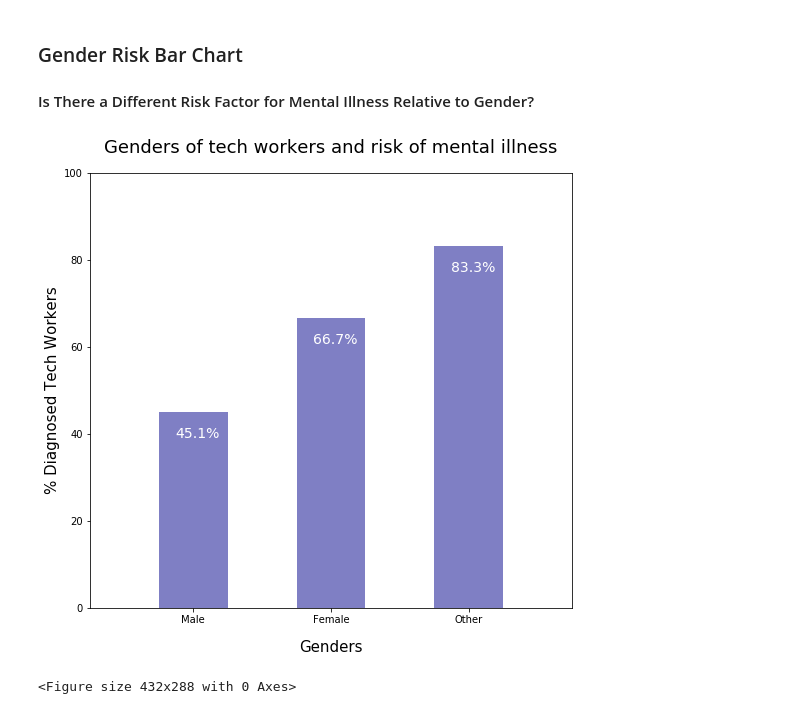
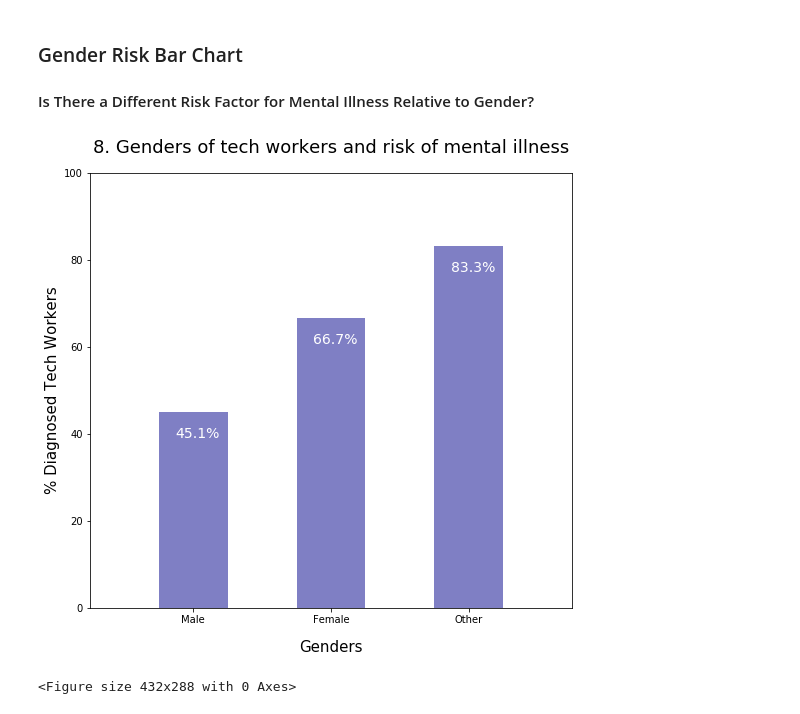
Before and after one commit to gnavneetg/BootCampG5, a Jupyter notebook: MauriciosNotebook/genders_anonymity.ipynb, the cells around one changed output. Cells and saved outputs as stored; diff of their text form; code cells hidden in the pictures.

Commit message:
added images question 7: Gender Risk

```diff
--- a/MauriciosNotebook/genders_anonymity.ipynb
+++ b/MauriciosNotebook/genders_anonymity.ipynb
@@ -426,35 +426,35 @@ fig = plt.figure(figsize=(19, 8))
 ax = fig.add_subplot(1, 2, 1)
 
 ax.bar(
     x_axis,
     risk_percentages,
     color='darkblue',
     alpha=0.5,
     align="center",
     width = 0.5 # the width of the bars
 )
 
 tick_locations = [value for value in x_axis]
 plt.xticks(tick_locations, gender_risk)
 
 ax.set_xlim(-0.75, len(x_axis)-0.25)
 
 ax.set_ylim(0, 100)
-ax.set_title(pad=20.0, label="Genders of tech workers and risk of mental illness", fontsize=18)
+ax.set_title(pad=20.0, label="8. Genders of tech workers and risk of mental illness", fontsize=18)
 ax.set_xlabel("Genders", fontsize=15, labelpad=15)
 ax.set_ylabel("% Diagnosed Tech Workers", fontsize=15)
 
 # # set individual bar lables
 for i in ax.patches:
     # get_x pulls left or right; get_height pushes up or down
     ax.text(i.get_x()+.12, i.get_height()-6, \
             str(round((i.get_height()), 2))+'%', fontsize=14,
                 color='white')
 
 fig.savefig('Figures/gender_risk_darkblue.png')
 plt.savefig('Figures/gender_risk_darkblue.svg', format='svg', dpi=1500,bbox_inches = 'tight')
 # %% [output]
-[figure, old version]
+[figure, new version]
 # %%
 fig.savefig('Figures/anonymity_darkblue.png')
 plt.savefig('Figures/anonymity_darkblue.svg', format='svg', dpi=1500,bbox_inches = 'tight')
```
Also changed, not shown: 2 other files.
